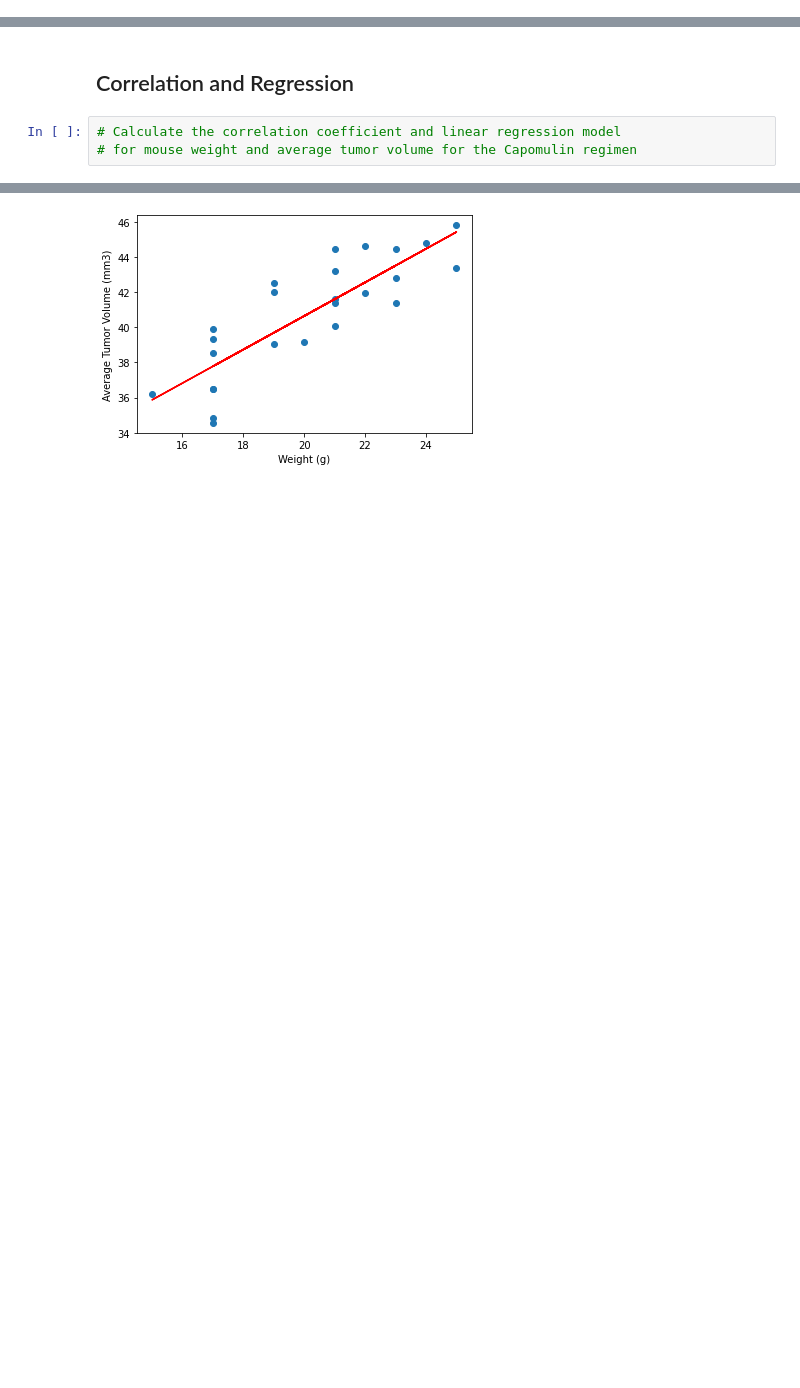
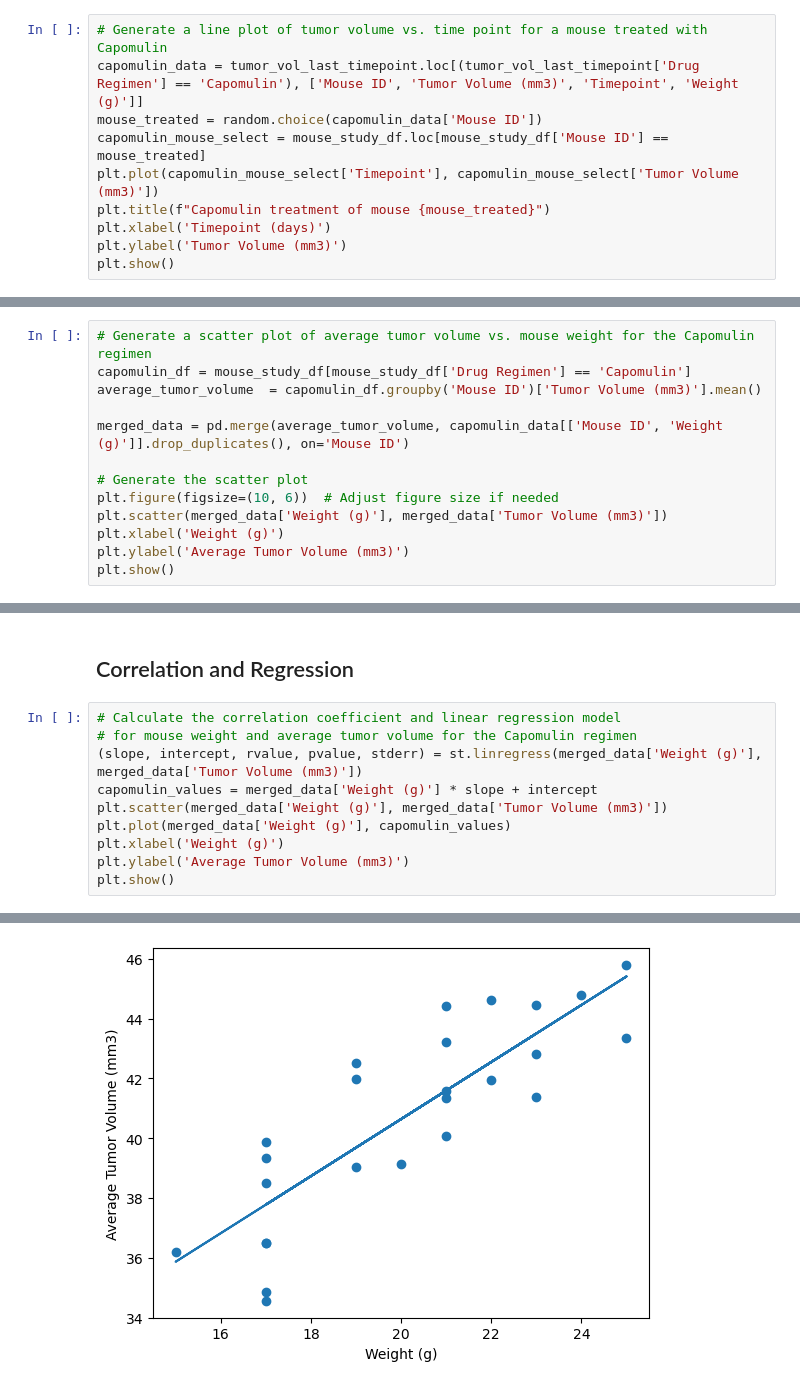
Before and after one commit to nguyenly140/matplotlib-challenge, a Jupyter notebook: pymaceuticals_starter.ipynb, the cells around one changed output, grey strips where cells are left out. Cells and saved outputs as stored; diff of their text form; blank space fills up the shorter version.

```diff
--- a/pymaceuticals_starter.ipynb
+++ b/pymaceuticals_starter.ipynb
@@ -270,0 +271,10 @@ plt.show()
+# %%
+# Generate a line plot of tumor volume vs. time point for a mouse treated with Capomulin
+capomulin_data = tumor_vol_last_timepoint.loc[(tumor_vol_last_timepoint['Drug Regimen'] == 'Capomulin'), ['Mouse ID', 'Tumor Volume (mm3)', 'Timepoint', 'Weight (g)']]
+mouse_treated = random.choice(capomulin_data['Mouse ID'])
+capomulin_mouse_select = mouse_study_df.loc[mouse_study_df['Mouse ID'] == mouse_treated]
+plt.plot(capomulin_mouse_select['Timepoint'], capomulin_mouse_select['Tumor Volume (mm3)'])
+plt.title(f"Capomulin treatment of mouse {mouse_treated}")
+plt.xlabel('Timepoint (days)')
+plt.ylabel('Tumor Volume (mm3)')
+plt.show()
@@ -270,0 +283,13 @@ plt.show()
+# %%
+# Generate a scatter plot of average tumor volume vs. mouse weight for the Capomulin regimen
+capomulin_df = mouse_study_df[mouse_study_df['Drug Regimen'] == 'Capomulin']
+average_tumor_volume  = capomulin_df.groupby('Mouse ID')['Tumor Volume (mm3)'].mean()
+
+merged_data = pd.merge(average_tumor_volume, capomulin_data[['Mouse ID', 'Weight (g)']].drop_duplicates(), on='Mouse ID')
+
+# Generate the scatter plot
+plt.figure(figsize=(10, 6))  # Adjust figure size if needed
+plt.scatter(merged_data['Weight (g)'], merged_data['Tumor Volume (mm3)'])
+plt.xlabel('Weight (g)')
+plt.ylabel('Average Tumor Volume (mm3)')
+plt.show()
@@ -273,4 +300,11 @@ plt.show()
 # %%
 # Calculate the correlation coefficient and linear regression model
 # for mouse weight and average tumor volume for the Capomulin regimen
+(slope, intercept, rvalue, pvalue, stderr) = st.linregress(merged_data['Weight (g)'], merged_data['Tumor Volume (mm3)'])
+capomulin_values = merged_data['Weight (g)'] * slope + intercept
+plt.scatter(merged_data['Weight (g)'], merged_data['Tumor Volume (mm3)'])
+plt.plot(merged_data['Weight (g)'], capomulin_values)
+plt.xlabel('Weight (g)')
+plt.ylabel('Average Tumor Volume (mm3)')
+plt.show()
 # %% [output]
@@ -278 +311 @@ The correlation between mouse weight and the average tumor volume is 0.84
-[figure, old version]
+[figure, new version]
```
Also changed, not shown: parts of 9 cells of this notebook.
